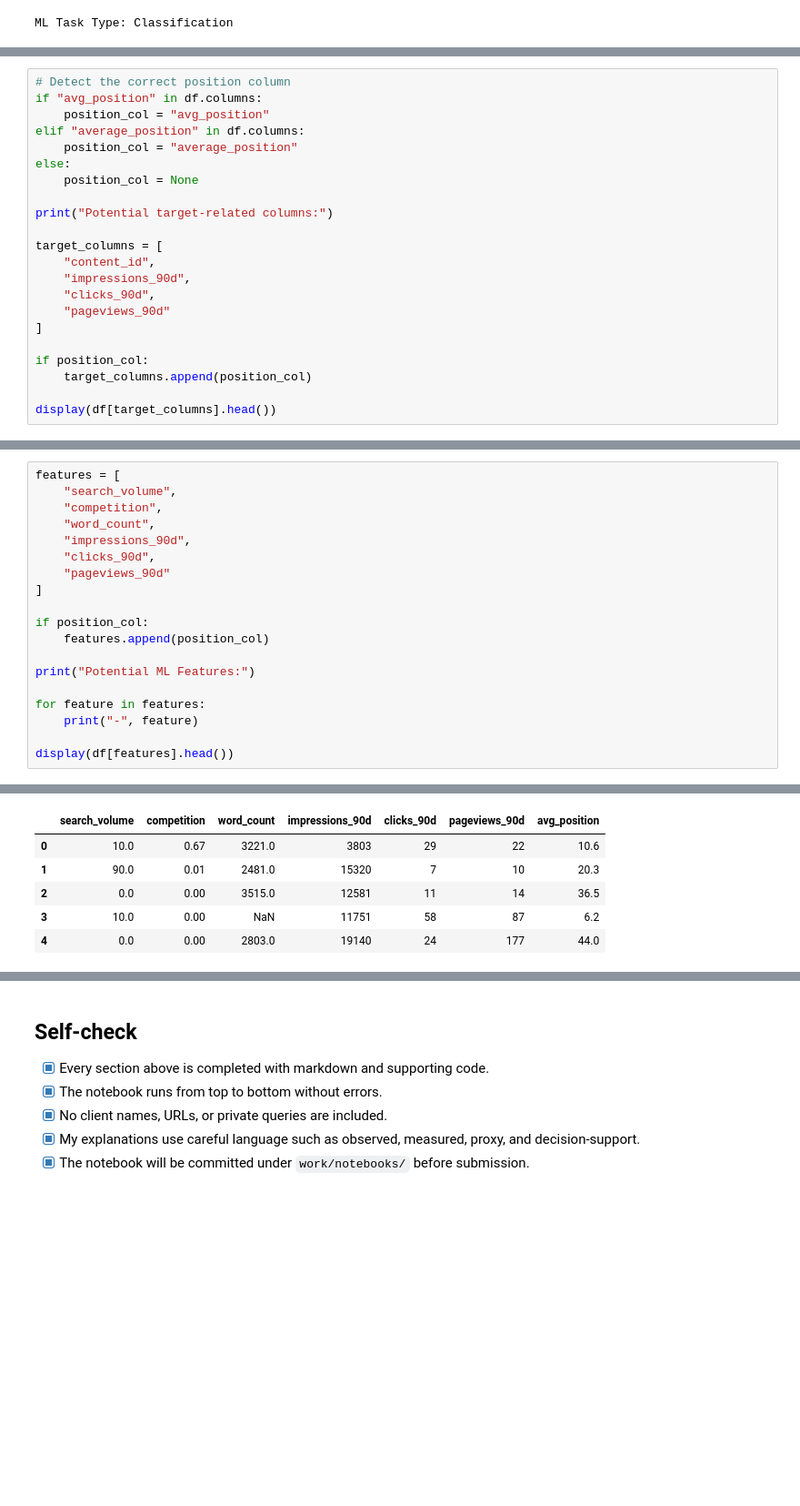
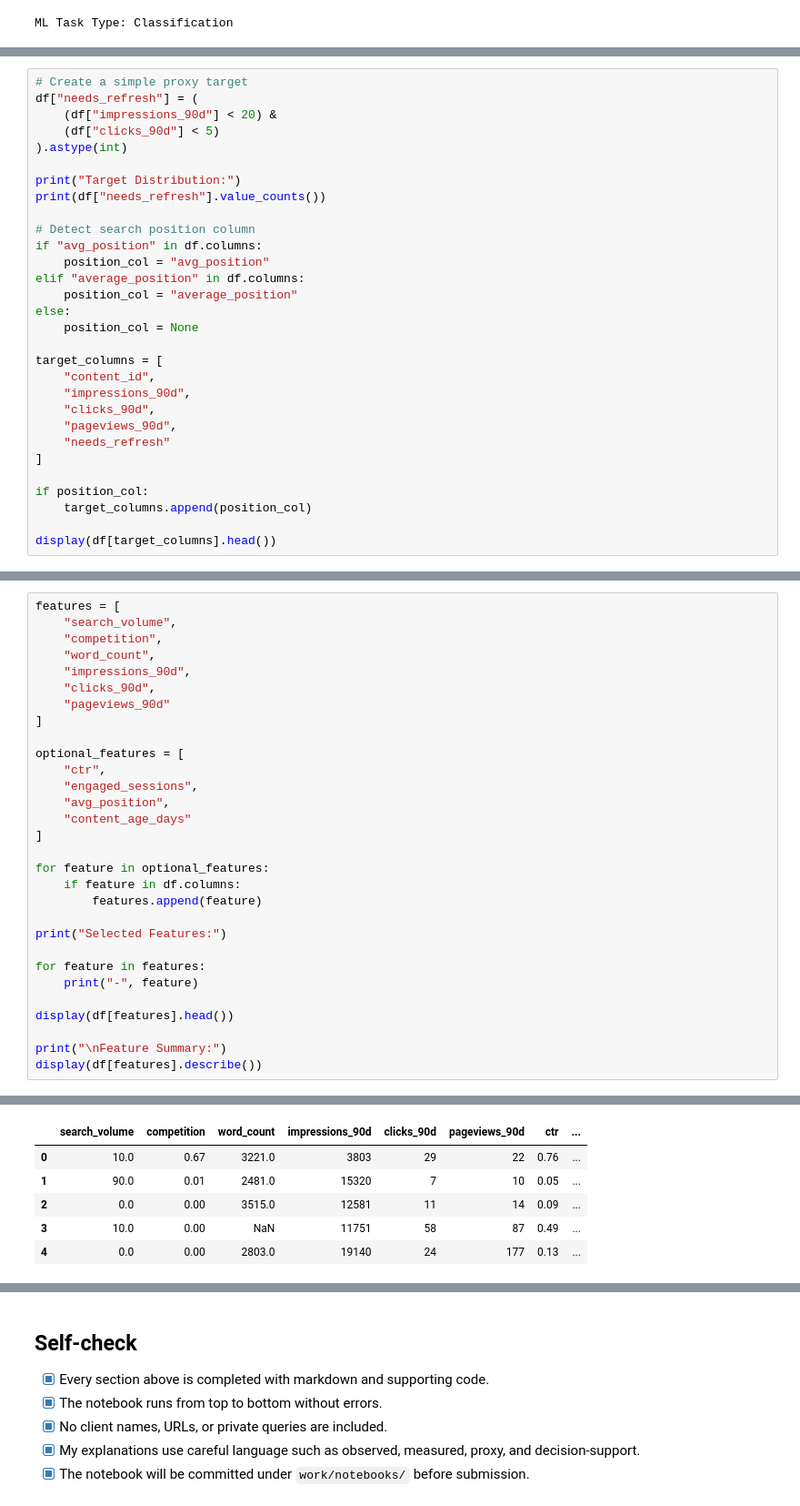
Before and after one commit to afifatanveerr/flyrank-ml-internship, a Jupyter notebook: work/notebooks/w02_ml_task_framing.ipynb, the cells around one changed output, grey strips where cells are left out. Shown at 91% size. Drawn from its saved outputs; the diff is of its cells as text; blank space fills up the shorter version.

```diff
--- a/work/notebooks/w02_ml_task_framing.ipynb
+++ b/work/notebooks/w02_ml_task_framing.ipynb
@@ -66,5 +73,14 @@ In a production system, this target would ideally come from historical editorial
 # %%
-# Detect the correct position column
+# Create a simple proxy target
+df["needs_refresh"] = (
+    (df["impressions_90d"] < 20) &
+    (df["clicks_90d"] < 5)
+).astype(int)
+
+print("Target Distribution:")
+print(df["needs_refresh"].value_counts())
+
+# Detect search position column
 if "avg_position" in df.columns:
     position_col = "avg_position"
 elif "average_position" in df.columns:
@@ -72,13 +88,12 @@ elif "average_position" in df.columns:
 else:
     position_col = None
 
-print("Potential target-related columns:")
-
 target_columns = [
     "content_id",
     "impressions_90d",
     "clicks_90d",
-    "pageviews_90d"
+    "pageviews_90d",
+    "needs_refresh"
 ]
 
 if position_col:
@@ -176,13 +205,24 @@ features = [
     "pageviews_90d"
 ]
 
-if position_col:
-    features.append(position_col)
+optional_features = [
+    "ctr",
+    "engaged_sessions",
+    "avg_position",
+    "content_age_days"
+]
 
-print("Potential ML Features:")
+for feature in optional_features:
+    if feature in df.columns:
+        features.append(feature)
+
+print("Selected Features:")
 
 for feature in features:
     print("-", feature)
 
 display(df[features].head())
+
+print("\nFeature Summary:")
+display(df[features].describe())
 # %% [output]
@@ -197,6 +239,6 @@ Potential ML Features:
-|  | search_volume | competition | word_count | impressions_90d | clicks_90d | pageviews_90d | avg_position |
-| 0 | 10.0 | 0.67 | 3221.0 | 3803 | 29 | 22 | 10.6 |
-| 1 | 90.0 | 0.01 | 2481.0 | 15320 | 7 | 10 | 20.3 |
-| 2 | 0.0 | 0.00 | 3515.0 | 12581 | 11 | 14 | 36.5 |
-| 3 | 10.0 | 0.00 | NaN | 11751 | 58 | 87 | 6.2 |
-| 4 | 0.0 | 0.00 | 2803.0 | 19140 | 24 | 177 | 44.0 |
+|  | search_volume | competition | word_count | impressions_90d | clicks_90d | pageviews_90d | ctr | ... |
+| 0 | 10.0 | 0.67 | 3221.0 | 3803 | 29 | 22 | 0.76 | ... |
+| 1 | 90.0 | 0.01 | 2481.0 | 15320 | 7 | 10 | 0.05 | ... |
+| 2 | 0.0 | 0.00 | 3515.0 | 12581 | 11 | 14 | 0.09 | ... |
+| 3 | 10.0 | 0.00 | NaN | 11751 | 58 | 87 | 0.49 | ... |
+| 4 | 0.0 | 0.00 | 2803.0 | 19140 | 24 | 177 | 0.13 | ... |
```
Also changed, not shown: parts of 10 cells of this notebook.
